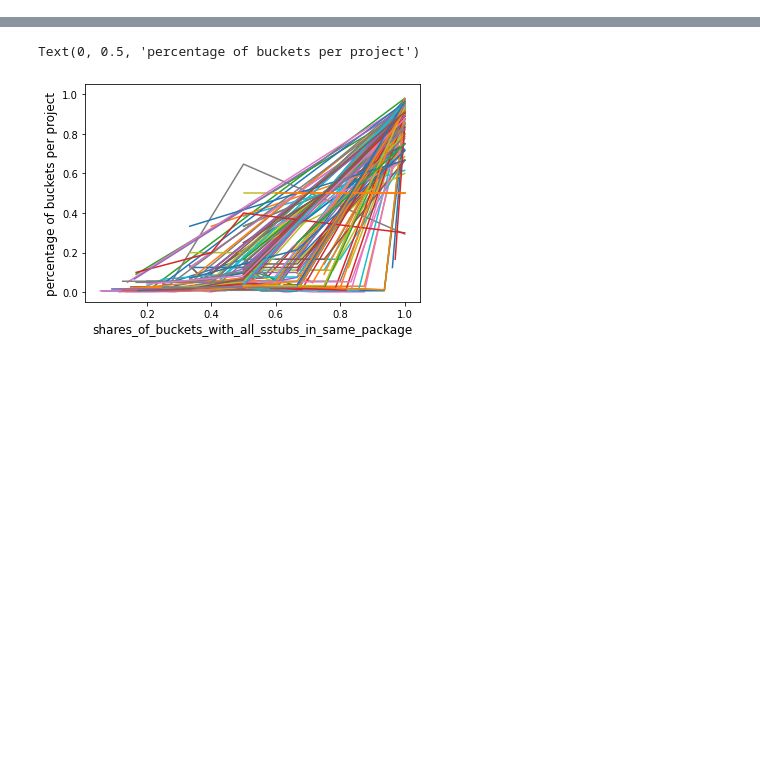
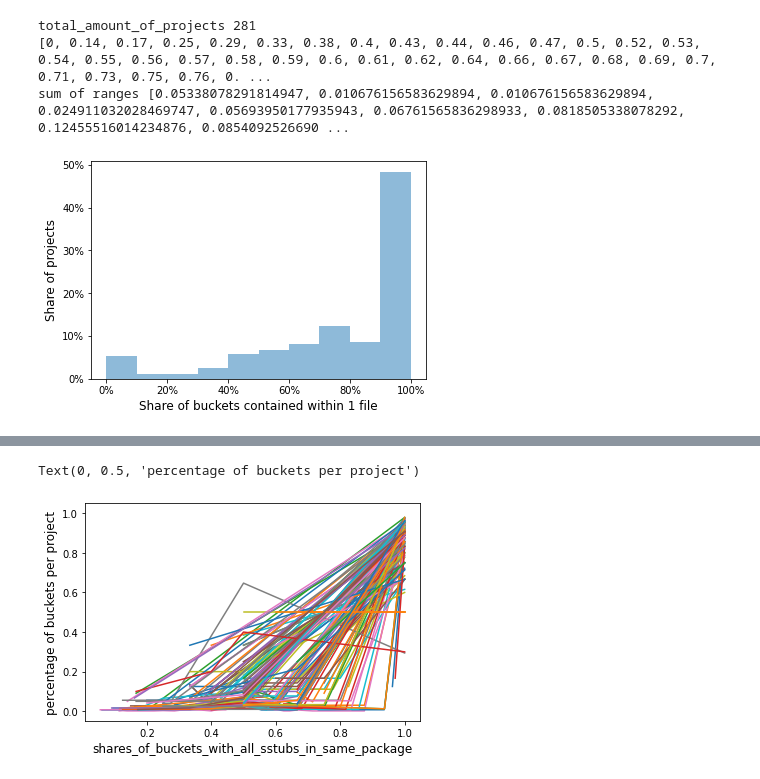
Before and after one commit to Diallo/Repated-SStuBs-Analysis, a Jupyter notebook: visualization_notebook.ipynb, the cells around one changed output, grey strips where cells are left out. Saved outputs shown, nothing was run; the diff lists cells and outputs as text; code cells hidden in the pictures; blank space fills up the shorter version.

```diff
--- a/visualization_notebook.ipynb
+++ b/visualization_notebook.ipynb
@@ -13,0 +32,27 @@ import matplotlib.pyplot as plt
+# %%
+import math
+import numpy as np
+
+
+def get_middle_of_belonging_interval(x, interval_size=0.05):
+    if x == 0:
+        return interval_size/2
+    upper_end_of_interval_of_x = math.ceil(x / interval_size) * interval_size
+    middle_of_interval = upper_end_of_interval_of_x - interval_size/2
+    return middle_of_interval
+
+def show_range_accumulations(ax, x_values, y_values):
+    range_width = 0.1
+    ranges_count = 10
+    all_range_middles = [i/10 + 0.05 for i in range(ranges_count)]
+    all_ranges_sums = []
+    for range_middle in all_range_middles:
+        sum_for_range = 0
+        for i in range(len(x_values)):
+            range_middle_of_x = get_middle_of_belonging_interval(x_values[i], interval_size=range_width)
+            if round(range_middle_of_x, 2) == round(range_middle, 2):
+                sum_for_range += y_values[i]
+        all_ranges_sums.append(sum_for_range)
+
+    ax.bar(all_range_middles, all_ranges_sums, width=range_width, alpha=0.5)
+    print('sum of ranges', all_ranges_sums)
@@ -14 +109,16 @@ import matplotlib.pyplot as plt
+# %%
+#buckets to affected packages
+fig = plt.figure()
+ax = plt.gca()
+# ax.axis([0,1,0,1])
+
+get_project_share_to_percentage_of_buckets_affected_by_n_paths('files', 1, min_buckets_per_project=1)
+plt.savefig('share-of-buckets-fixed-in-1-file.png')
+#packages 100%: 0.6298932384341637
+# files 100%: 0.4626334519572954
+# %% [output]
+total_amount_of_projects 281
+[0, 0.14, 0.17, 0.25, 0.29, 0.33, 0.38, 0.4, 0.43, 0.44, 0.46, 0.47, 0.5, 0.52, 0.53, 0.54, 0.55, 0.56, 0.57, 0.58, 0.59, 0.6, 0.61, 0.62, 0.64, 0.66, 0.67, 0.68, 0.69, 0.7, 0.71, 0.73, 0.75, 0.76, 0. ...
+sum of ranges [0.05338078291814947, 0.010676156583629894, 0.010676156583629894, 0.024911032028469747, 0.05693950177935943, 0.06761565836298933, 0.0818505338078292, 0.12455516014234876, 0.0854092526690 ...
+[figure, added]
 # %%
```
Also changed, not shown: parts of 13 cells of this notebook.
